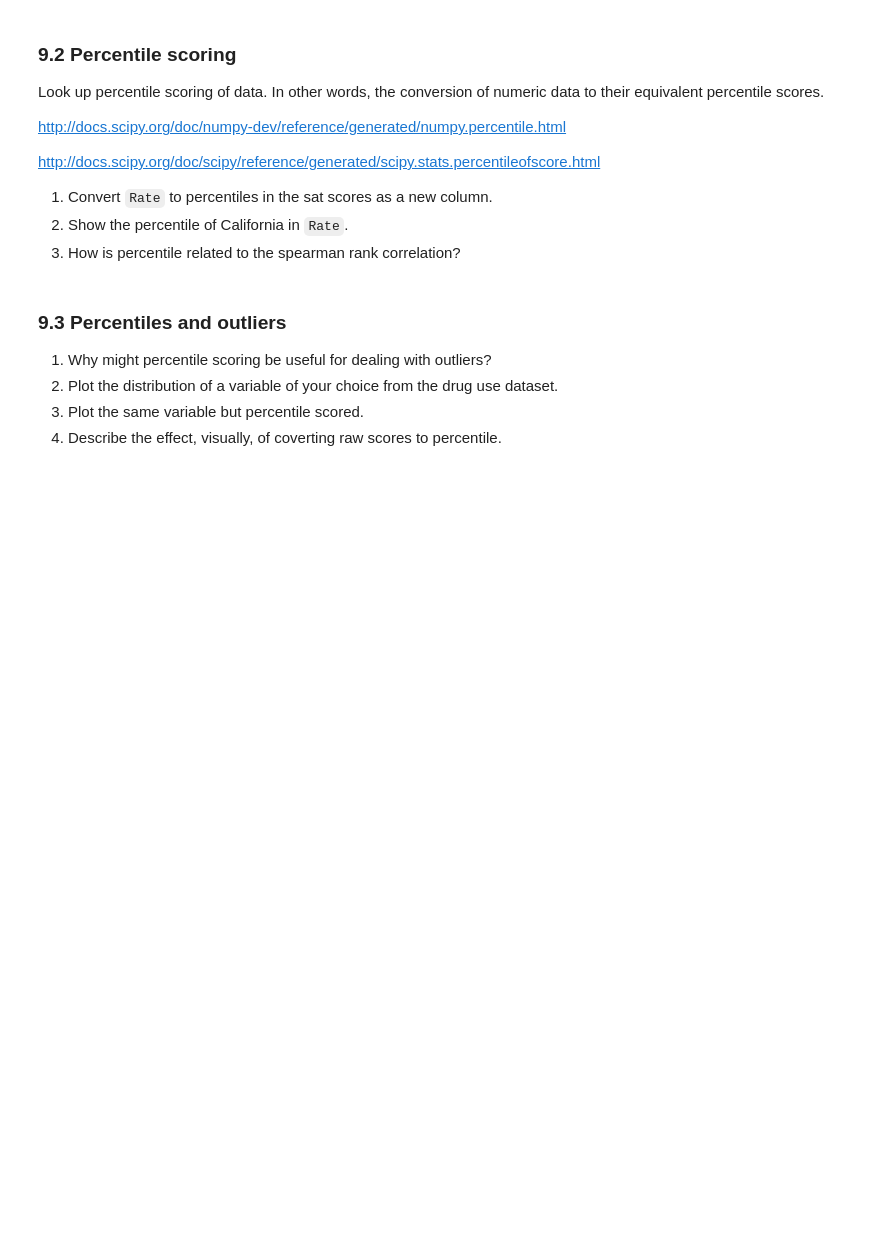
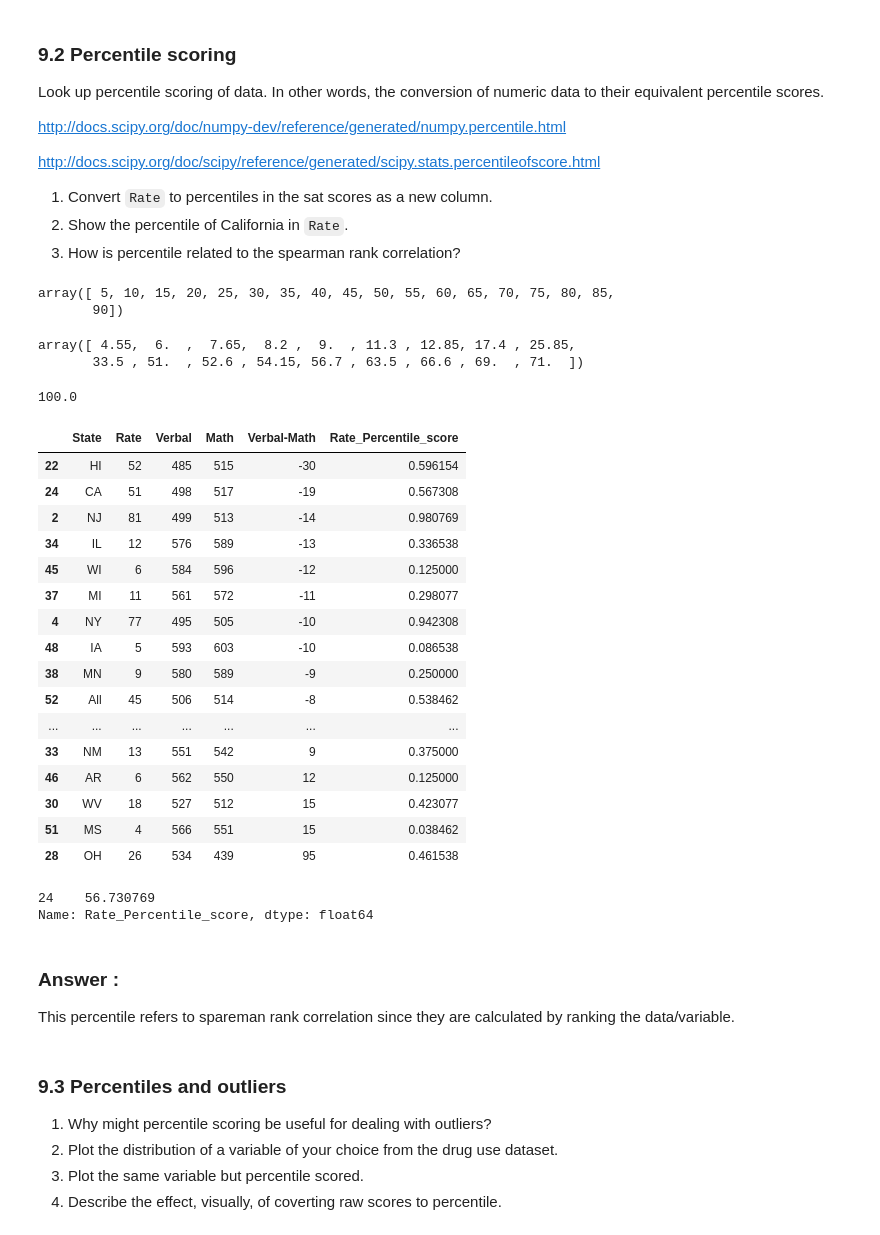
Before and after one commit to ThinNandarSoe/EDA, a Jupyter notebook: project-02-v2-starter-code.ipynb, the cells around one changed output. Drawn from its saved outputs; the diff is of its cells as text; code cells hidden in the pictures; blank space fills up the shorter version.

```diff
--- a/project-02-v2-starter-code.ipynb
+++ b/project-02-v2-starter-code.ipynb
@@ -1251,6 +1266,50 @@ http://docs.scipy.org/doc/scipy/reference/generated/scipy.stats.percentileofscor
 1. Convert `Rate` to percentiles in the sat scores as a new column.
 2. Show the percentile of California in `Rate`.
 3. How is percentile related to the spearman rank correlation?
+# %%
+np.arange(5,95,5)
+# %% [output]
+array([ 5, 10, 15, 20, 25, 30, 35, 40, 45, 50, 55, 60, 65, 70, 75, 80, 85,
+       90])
+# %%
+percentile_score = np.percentile(scores_df['Rate'],np.arange(5,95,5))
+percentile_score
+# %% [output]
+array([ 4.55,  6.  ,  7.65,  8.2 ,  9.  , 11.3 , 12.85, 17.4 , 25.85,
+       33.5 , 51.  , 52.6 , 54.15, 56.7 , 63.5 , 66.6 , 69.  , 71.  ])
+# %%
+stats.percentileofscore(scores_df['Rate'], 95)
+# %% [output]
+100.0
+# %%
+scores_df['Rate_Percentile_score'] = scores_df['Rate'].rank(pct = True)
+scores_df
+# %% [output]
+|  | State | Rate | Verbal | Math | Verbal-Math | Rate_Percentile_score |
+| 22 | HI | 52 | 485 | 515 | -30 | 0.596154 |
+| 24 | CA | 51 | 498 | 517 | -19 | 0.567308 |
+| 2 | NJ | 81 | 499 | 513 | -14 | 0.980769 |
+| 34 | IL | 12 | 576 | 589 | -13 | 0.336538 |
+| 45 | WI | 6 | 584 | 596 | -12 | 0.125000 |
+| 37 | MI | 11 | 561 | 572 | -11 | 0.298077 |
+| 4 | NY | 77 | 495 | 505 | -10 | 0.942308 |
+| 48 | IA | 5 | 593 | 603 | -10 | 0.086538 |
+| 38 | MN | 9 | 580 | 589 | -9 | 0.250000 |
+| 52 | All | 45 | 506 | 514 | -8 | 0.538462 |
+| ... | ... | ... | ... | ... | ... | ... |
+| 33 | NM | 13 | 551 | 542 | 9 | 0.375000 |
+| 46 | AR | 6 | 562 | 550 | 12 | 0.125000 |
+| 30 | WV | 18 | 527 | 512 | 15 | 0.423077 |
+| 51 | MS | 4 | 566 | 551 | 15 | 0.038462 |
+| 28 | OH | 26 | 534 | 439 | 95 | 0.461538 |
+# %%
+scores_df[scores_df['State'] == 'CA']['Rate_Percentile_score']*100
+# %% [output]
+24    56.730769
+Name: Rate_Percentile_score, dtype: float64
+# %% [markdown]
+### Answer :
+This percentile refers to spareman rank correlation since they are calculated by ranking the data/variable.
 # %% [markdown]
 ### 9.3 Percentiles and outliers
 
```
Also changed, not shown: parts of 6 cells of this notebook.
